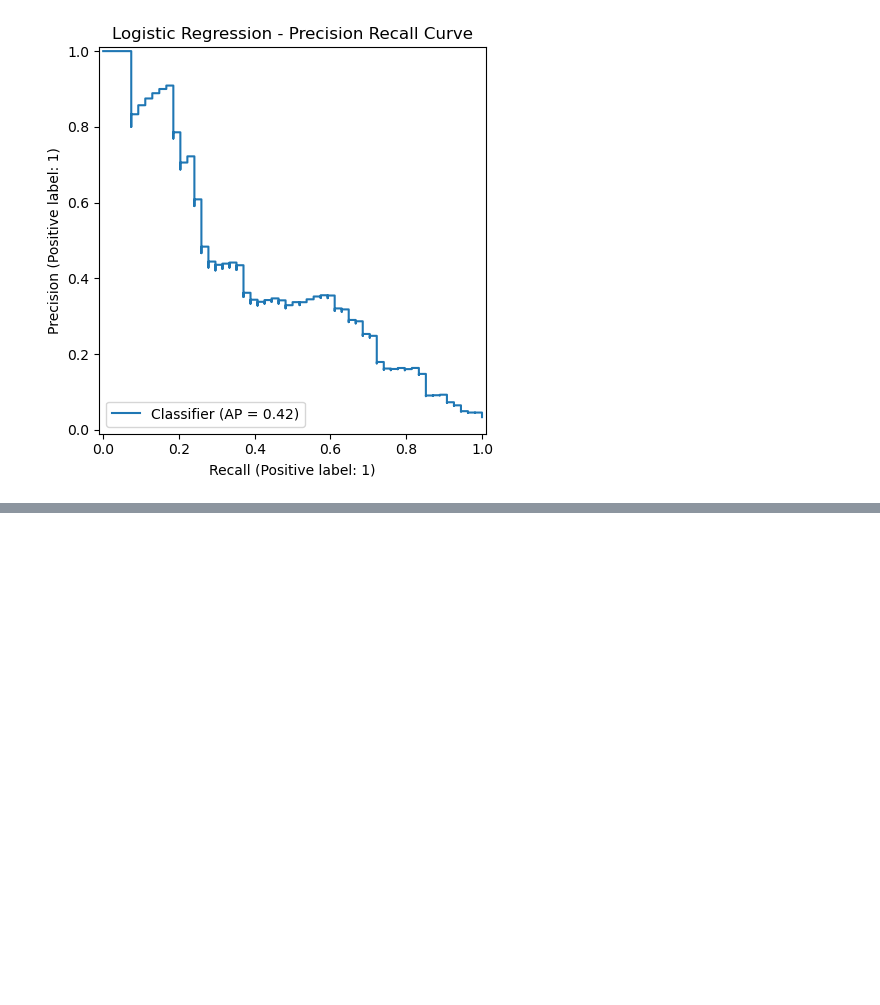
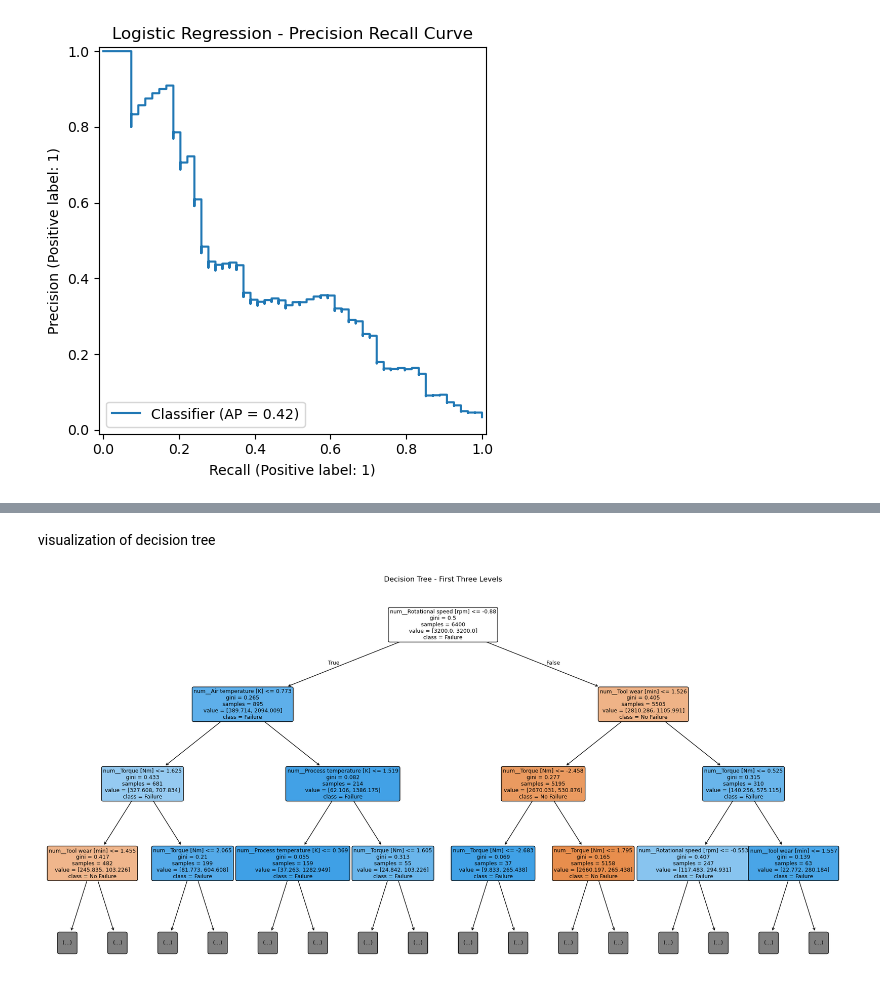
Before and after one commit to hitmanp007/Predictive-Maintenance-Intelligence-Platform, a Jupyter notebook: model_development.ipynb, the cells around one changed output, grey strips where cells are left out. Drawn from its saved outputs; the diff is of its cells as text; code cells hidden in the pictures; blank space fills up the shorter version.

```diff
--- a/model_development.ipynb
+++ b/model_development.ipynb
@@ -282,0 +299,10 @@ plt.show()
+# %%
+decision_tree_model = Pipeline(steps=[
+    ("preprocessing", preprocessor),
+    ("classifier", DecisionTreeClassifier(
+        class_weight="balanced",
+        random_state=42
+    ))
+])
+
+print("Decision Tree model created successfully!")
@@ -282,0 +413,27 @@ plt.show()
+# %% [markdown]
+visualization of decision tree
+# %%
+from sklearn.tree import plot_tree
+
+fitted_preprocessor = decision_tree_model.named_steps["preprocessing"]
+
+feature_names = fitted_preprocessor.get_feature_names_out()
+
+tree_classifier = decision_tree_model.named_steps["classifier"]
+
+plt.figure(figsize=(24, 12))
+
+plot_tree(
+    tree_classifier,
+    feature_names=feature_names,
+    class_names=["No Failure", "Failure"],
+    filled=True,
+    rounded=True,
+    max_depth=3,
+    fontsize=9
+)
+
+plt.title("Decision Tree - First Three Levels")
+plt.show()
+# %% [output]
+[figure, added]
```
Also changed, not shown: parts of 18 cells of this notebook.
